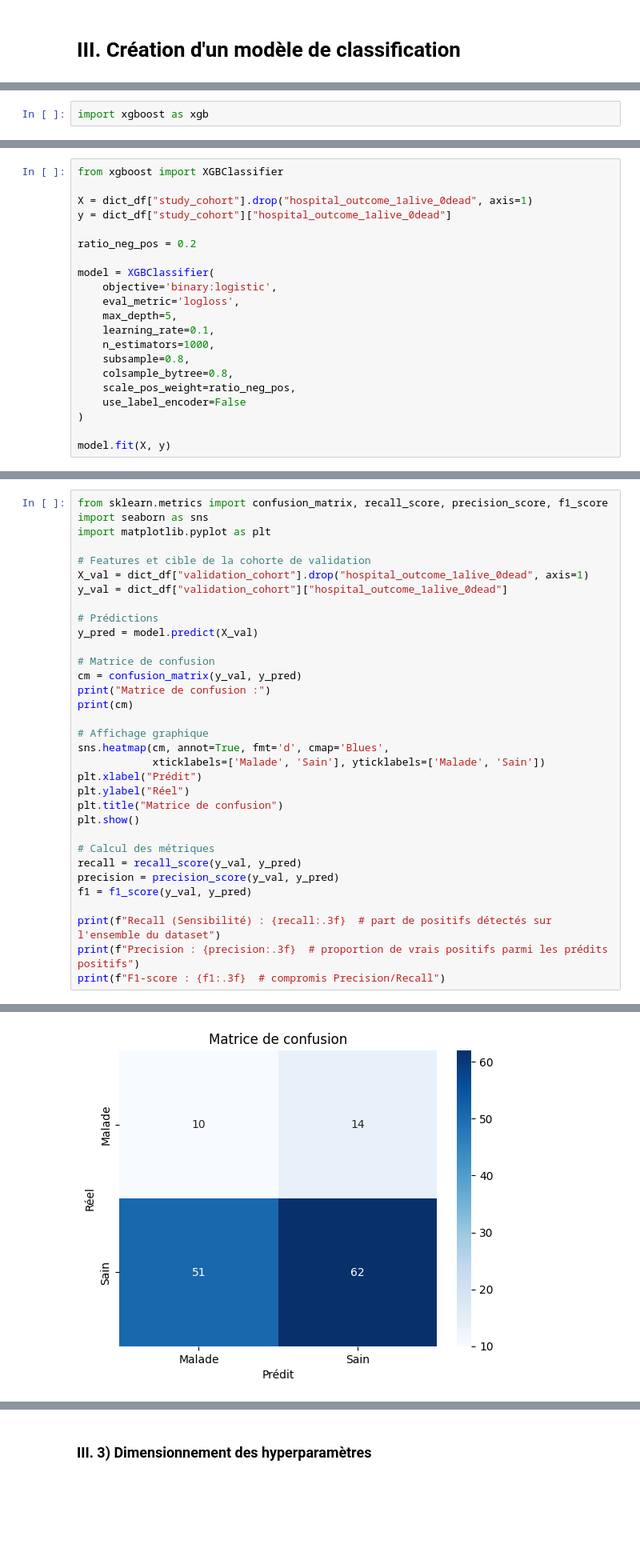
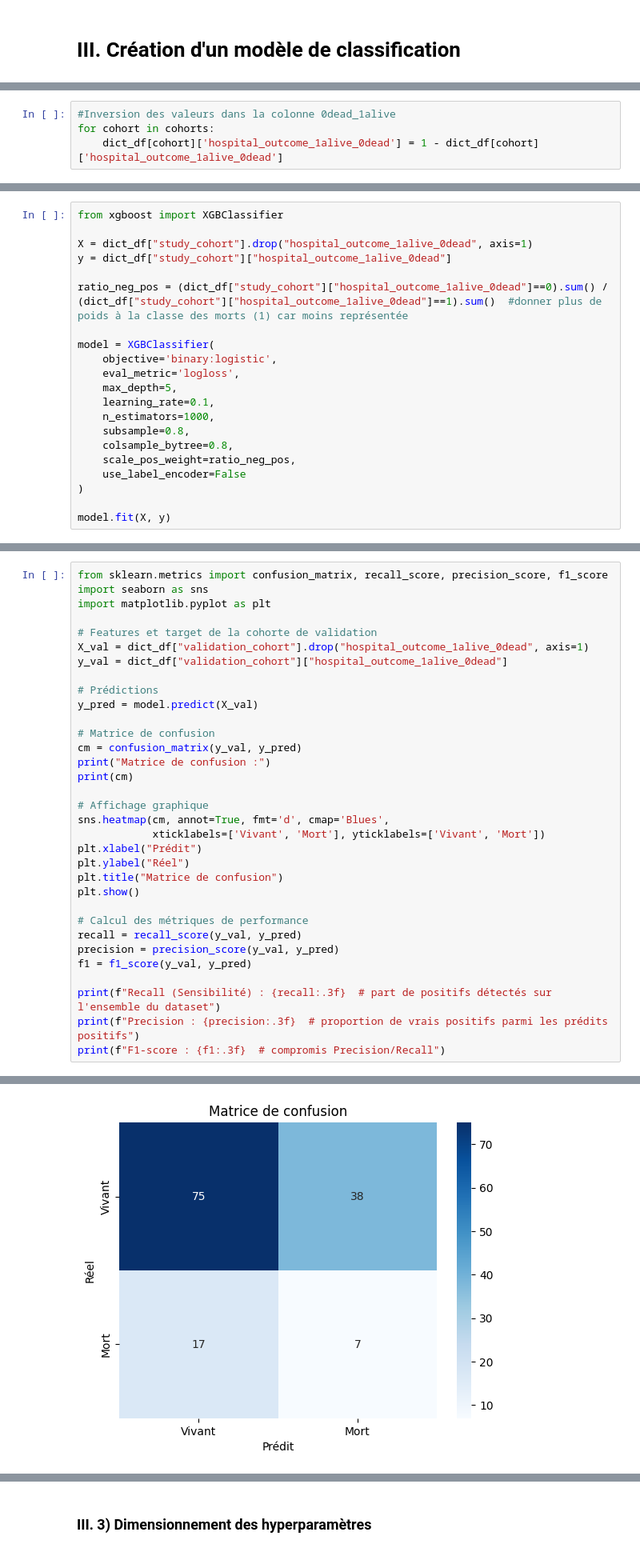
Before and after one commit to pupintimeo-max/Project-ML, a Jupyter notebook: Notebook.ipynb, the cells around one changed output, grey strips where cells are left out. Shown at 80% size. Saved outputs shown, nothing was run; the diff lists cells and outputs as text; blank space fills up the shorter version.

Commit message:
ise au propre du nb et changement mort 1 vivant 0

```diff
--- a/Notebook.ipynb
+++ b/Notebook.ipynb
@@ -407,2 +418,4 @@ On chosira alors `scale_pos_weight = 0.2`
 # %%
-import xgboost as xgb
+#Inversion des valeurs dans la colonne 0dead_1alive
+for cohort in cohorts:
+    dict_df[cohort]['hospital_outcome_1alive_0dead'] = 1 - dict_df[cohort]['hospital_outcome_1alive_0dead']
@@ -412,7 +427,7 @@ from xgboost import XGBClassifier
 X = dict_df["study_cohort"].drop("hospital_outcome_1alive_0dead", axis=1)
 y = dict_df["study_cohort"]["hospital_outcome_1alive_0dead"]
 
-ratio_neg_pos = 0.2
+ratio_neg_pos = (dict_df["study_cohort"]["hospital_outcome_1alive_0dead"]==0).sum() / (dict_df["study_cohort"]["hospital_outcome_1alive_0dead"]==1).sum()  #donner plus de poids à la classe des morts (1) car moins représentée
 
 model = XGBClassifier(
     objective='binary:logistic',
@@ -447,7 +464,7 @@ from sklearn.metrics import confusion_matrix, recall_score, precision_score, f1_
 import seaborn as sns
 import matplotlib.pyplot as plt
 
-# Features et cible de la cohorte de validation
+# Features et target de la cohorte de validation
 X_val = dict_df["validation_cohort"].drop("hospital_outcome_1alive_0dead", axis=1)
 y_val = dict_df["validation_cohort"]["hospital_outcome_1alive_0dead"]
 
@@ -461,13 +478,13 @@ print(cm)
 
 # Affichage graphique
 sns.heatmap(cm, annot=True, fmt='d', cmap='Blues',
-            xticklabels=['Malade', 'Sain'], yticklabels=['Malade', 'Sain'])
+            xticklabels=['Vivant', 'Mort'], yticklabels=['Vivant', 'Mort'])
 plt.xlabel("Prédit")
 plt.ylabel("Réel")
 plt.title("Matrice de confusion")
 plt.show()
 
-# Calcul des métriques
+# Calcul des métriques de performance
 recall = recall_score(y_val, y_pred)
 precision = precision_score(y_val, y_pred)
 f1 = f1_score(y_val, y_pred)
@@ -482 +499 @@ Matrice de confusion :
-[figure, old version]
+[figure, new version]
```
Also changed, not shown: parts of 35 cells of this notebook.
